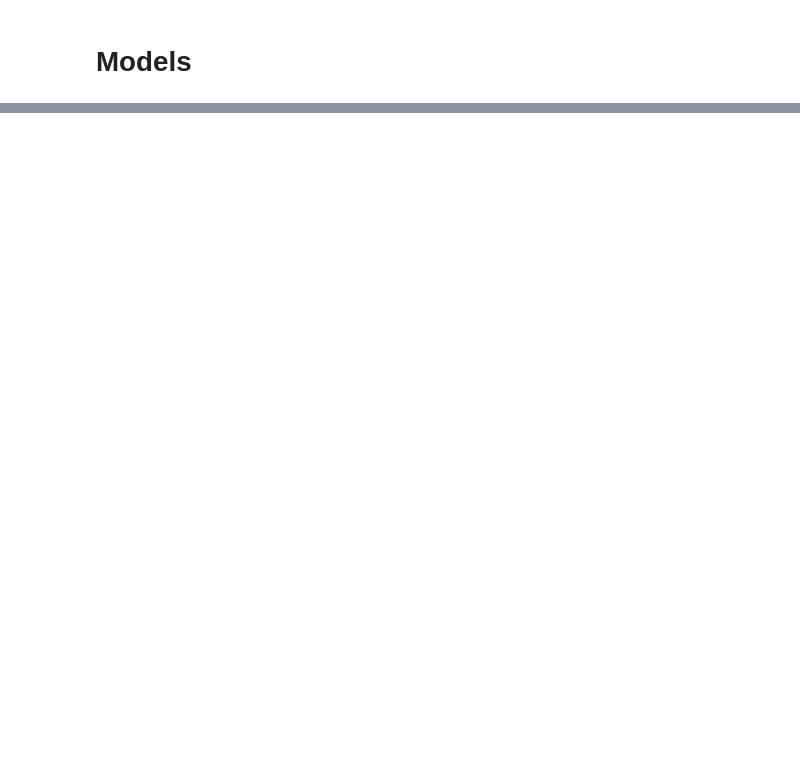
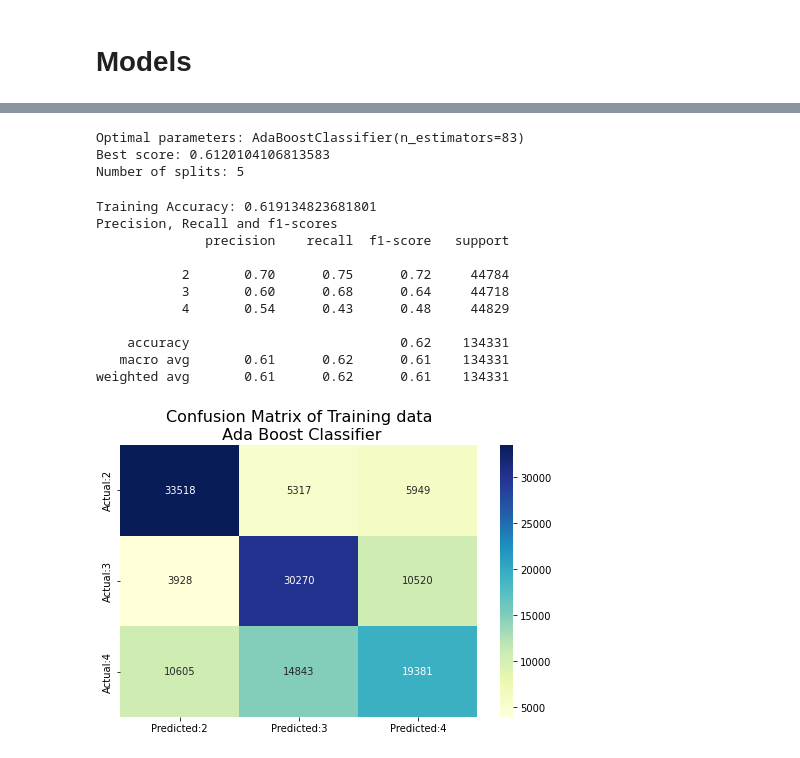
Before and after one commit to Utsav-Patel/USA-Accidents-Severity-Predictions, a Jupyter notebook: Data Exploration.ipynb, the cells around one changed output, grey strips where cells are left out. Cells and saved outputs as stored; diff of their text form; code cells hidden in the pictures; blank space fills up the shorter version.

```diff
--- a/Data Exploration.ipynb
+++ b/Data Exploration.ipynb
@@ -646,0 +847,6 @@ from collections import Counter
+# %%
+ada_boost_classifier = AdaBoostClassifier()
+grid = {'n_estimators': np.arange(40, 100, 1),
+        'algorithm': ['SAMME', 'SAMME.R']}
+rscv_abc = RandomizedSearchCV(ada_boost_classifier, grid, n_iter=50, cv=5, n_jobs=8, scoring='f1_weighted')
+rscv_abc.fit(X_train, y_train)
@@ -646,0 +861,22 @@ from collections import Counter
+# %%
+print_things_about_estimators(rscv_abc)
+# %% [output]
+Optimal parameters: AdaBoostClassifier(n_estimators=83)
+Best score: 0.6120104106813583
+Number of splits: 5
+# %%
+print_matrix_plot_confusion_matrix(rscv_abc.best_estimator_, X_train, y_train,
+                                   "Confusion Matrix of Training data\n Ada Boost Classifier", "Training")
+# %% [output]
+Training Accuracy: 0.619134823681801
+Precision, Recall and f1-scores
+              precision    recall  f1-score   support
+
+           2       0.70      0.75      0.72     44784
+           3       0.60      0.68      0.64     44718
+           4       0.54      0.43      0.48     44829
+
+    accuracy                           0.62    134331
+   macro avg       0.61      0.62      0.61    134331
+weighted avg       0.61      0.62      0.61    134331
+[figure, added]
```
Also changed, not shown: parts of 63 cells of this notebook.
